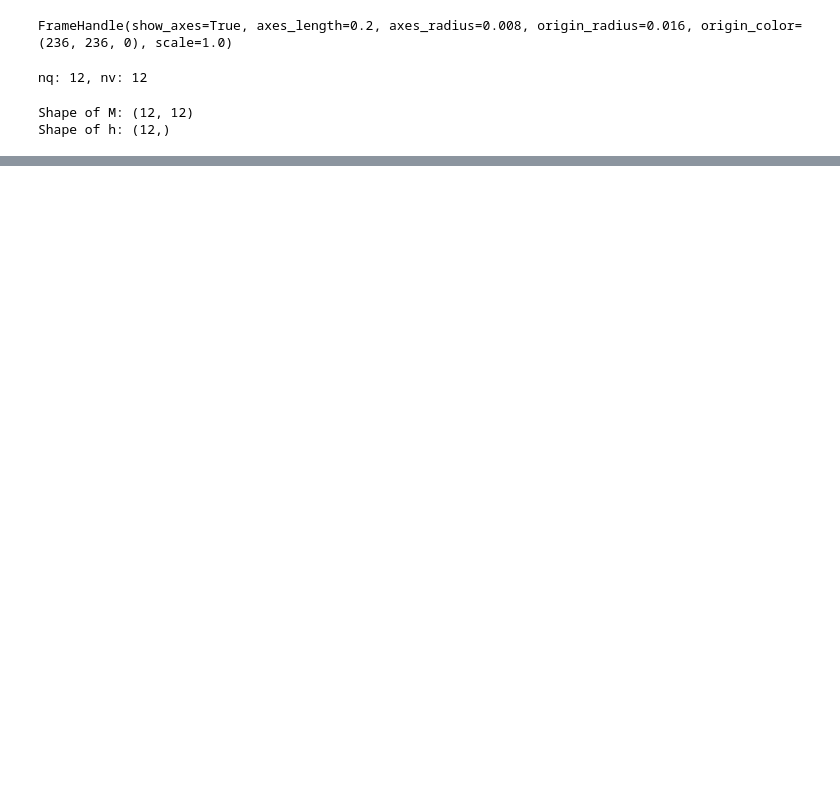
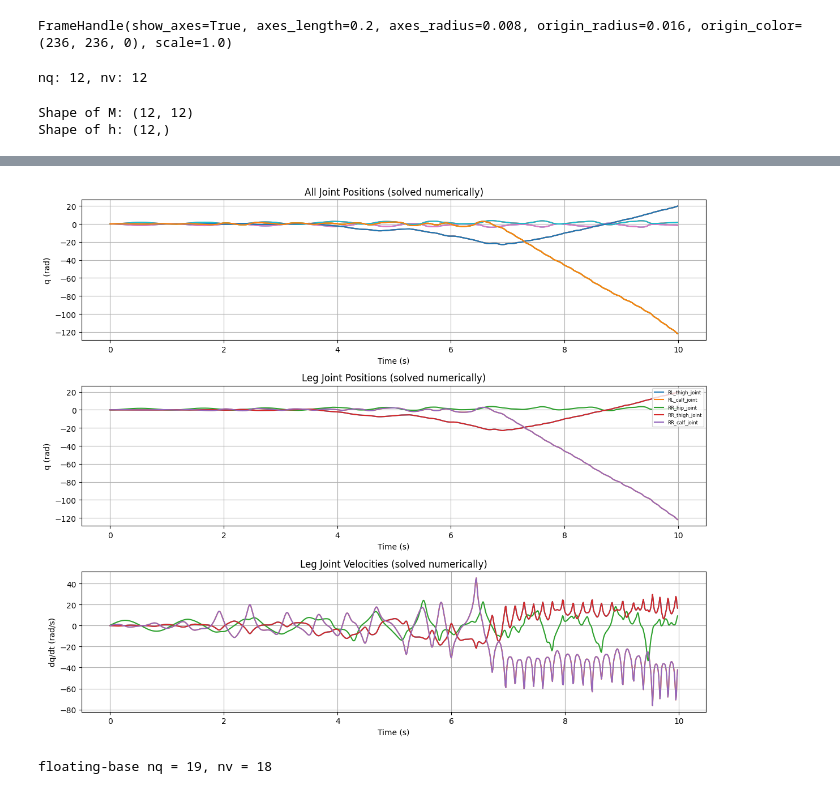
Before and after one commit to juan-amaya/Contact-Rich-Robotics-Lab, a Jupyter notebook: 0_Homework/Exercise_1.ipynb, the cells around one changed output, grey strips where cells are left out. Saved outputs shown, nothing was run; the diff lists cells and outputs as text; code cells hidden in the pictures; blank space fills up the shorter version.

```diff
--- a/0_Homework/Exercise_1.ipynb
+++ b/0_Homework/Exercise_1.ipynb
@@ -118,0 +143,48 @@ plt.show()
+# %%
+
+traj_array = np.array(trajectory_rbe)
+steps = len(trajectory_aba)
+dt = 0.01
+time_vec = np.arange(steps) * dt
+fig, axes = plt.subplots(3, 1, figsize=(12, 10))
+
+# --- All joints overview ---
+axes[0].plot(time_vec, traj_array)
+axes[0].set_title("All Joint Positions (solved numerically)")
+axes[0].set_xlabel("Time (s)")
+axes[0].set_ylabel("q (rad)")
+axes[0].grid(True)
+
+leg_indices = list(range(7, model.nq))   # adjust if fixed base (start from 0)
+axes[1].plot(time_vec, traj_array[:, leg_indices])
+axes[1].set_title("Leg Joint Positions (solved numerically)")
+axes[1].set_xlabel("Time (s)")
+axes[1].set_ylabel("q (rad)")
+axes[1].legend([model.names[i+1] for i in leg_indices], fontsize=6, loc="upper right")
+axes[1].grid(True)
+
+velocities = np.diff(traj_array, axis=0) / dt
+axes[2].plot(time_vec[:-1], velocities[:, leg_indices])
+axes[2].set_title("Leg Joint Velocities (solved numerically)")
+axes[2].set_xlabel("Time (s)")
+axes[2].set_ylabel("dq/dt (rad/s)")
+axes[2].grid(True)
+
+plt.tight_layout()
+plt.show()
+# %% [output]
+[figure, added]
+# %%
+floating_robot = load_robot_description (
+    "go2_description",
+    root_joint=pin.JointModelFreeFlyer()
+)
+print(f"floating-base nq = {floating_robot.model.nq}, nv = {floating_robot.model.nv}")
+notebook_viz.attach_robot(floating_robot, root_name="flotating_go2")
+q_floating = pin.neutral(floating_robot.model)
+q_floating[:3] = np.array([0.0, 0.0, 0.8])
+notebook_viz.display(q_floating)
+q_floating[:10]
+data_floating = floating_robot.model.createData()
+# %% [output]
+floating-base nq = 19, nv = 18
```
Also changed, not shown: parts of 9 cells of this notebook, 1 other file.
